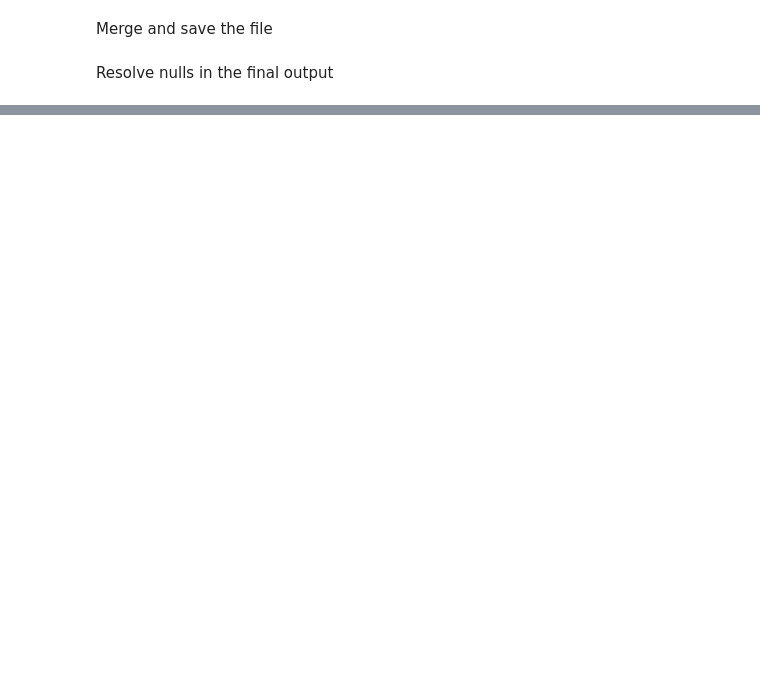
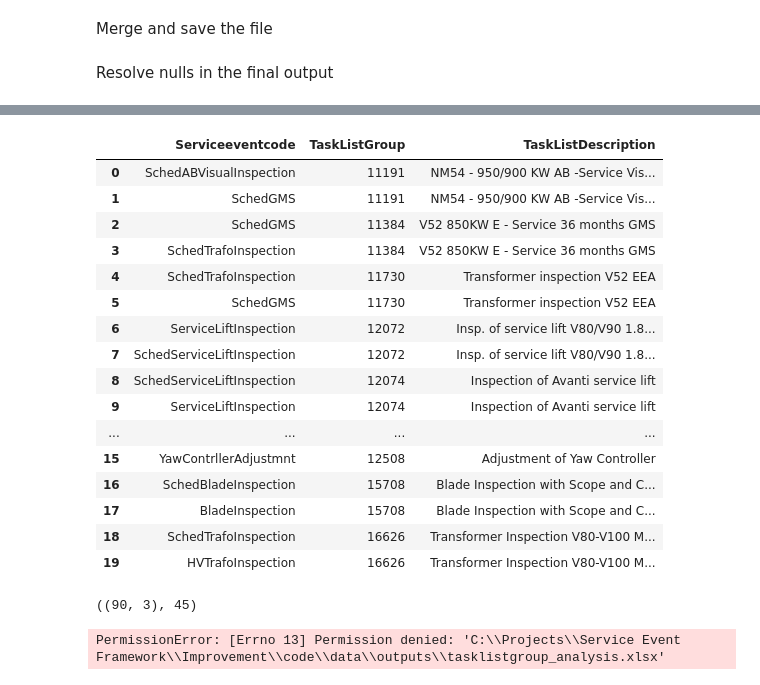
Before and after one commit to sriraman-dsspecialist/Improvements-on-Service-Event-Framework, a Jupyter notebook: notebooks/tasklistgroup_duplicacy.ipynb, the cells around one changed output, grey strips where cells are left out. Cells and saved outputs as stored; diff of their text form; code cells hidden in the pictures; blank space fills up the shorter version.

```diff
--- a/notebooks/tasklistgroup_duplicacy.ipynb
+++ b/notebooks/tasklistgroup_duplicacy.ipynb
@@ -144,0 +167,28 @@ See the caveats in the documentation: https://pandas.pydata.org/pandas-docs/stab
+# %%
+tfgm.head(20)
+# %% [output]
+|  | Serviceeventcode | TaskListGroup | TaskListDescription |
+| 0 | SchedABVisualInspection | 11191 | NM54 - 950/900 KW AB -Service Vis... |
+| 1 | SchedGMS | 11191 | NM54 - 950/900 KW AB -Service Vis... |
+| 2 | SchedGMS | 11384 | V52 850KW E - Service 36 months GMS |
+| 3 | SchedTrafoInspection | 11384 | V52 850KW E - Service 36 months GMS |
+| 4 | SchedTrafoInspection | 11730 | Transformer inspection V52 EEA |
+| 5 | SchedGMS | 11730 | Transformer inspection V52 EEA |
+| 6 | ServiceLiftInspection | 12072 | Insp. of service lift V80/V90 1.8... |
+| 7 | SchedServiceLiftInspection | 12072 | Insp. of service lift V80/V90 1.8... |
+| 8 | SchedServiceLiftInspection | 12074 | Inspection of Avanti service lift |
+| 9 | ServiceLiftInspection | 12074 | Inspection of Avanti service lift |
+| ... | ... | ... | ... |
+| 15 | YawContrllerAdjustmnt | 12508 | Adjustment of Yaw Controller |
+| 16 | SchedBladeInspection | 15708 | Blade Inspection with Scope and C... |
+| 17 | BladeInspection | 15708 | Blade Inspection with Scope and C... |
+| 18 | SchedTrafoInspection | 16626 | Transformer Inspection V80-V100 M... |
+| 19 | HVTrafoInspection | 16626 | Transformer Inspection V80-V100 M... |
+# %%
+tfgm.shape, tfgm['TaskListGroup'].nunique()
+# %% [output]
+((90, 3), 45)
+# %%
+tfgm.to_excel(r"C:\Projects\Service Event Framework\Improvement\code\data\outputs\tasklistgroup_analysis.xlsx", index=False)
+# %% [output]
+PermissionError: [Errno 13] Permission denied: 'C:\\Projects\\Service Event Framework\\Improvement\\code\\data\\outputs\\tasklistgroup_analysis.xlsx'
```
Also changed, not shown: parts of 7 cells of this notebook, 14 other files.
